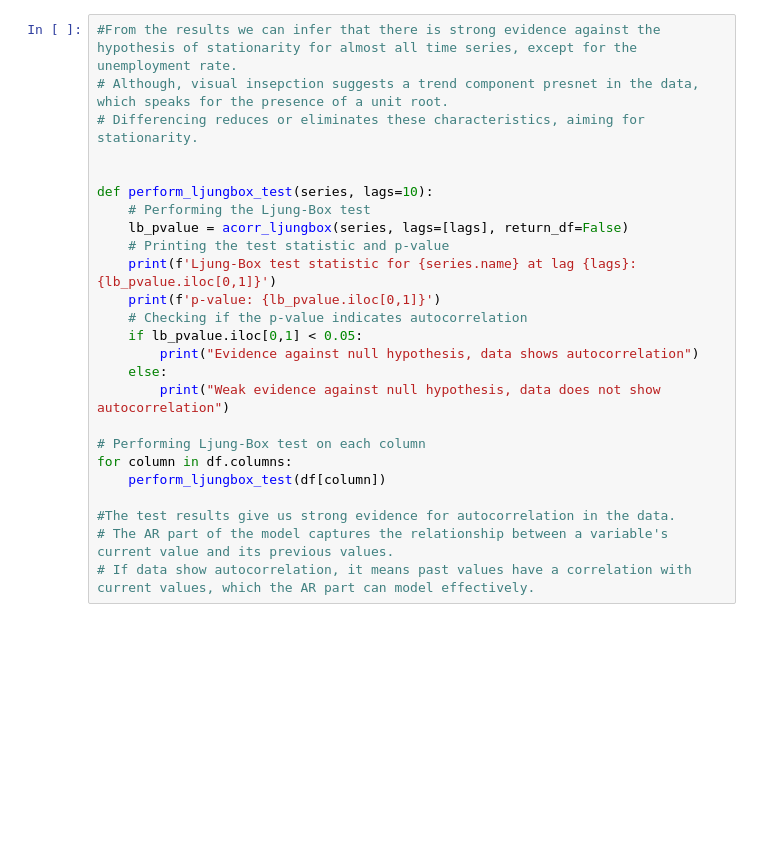
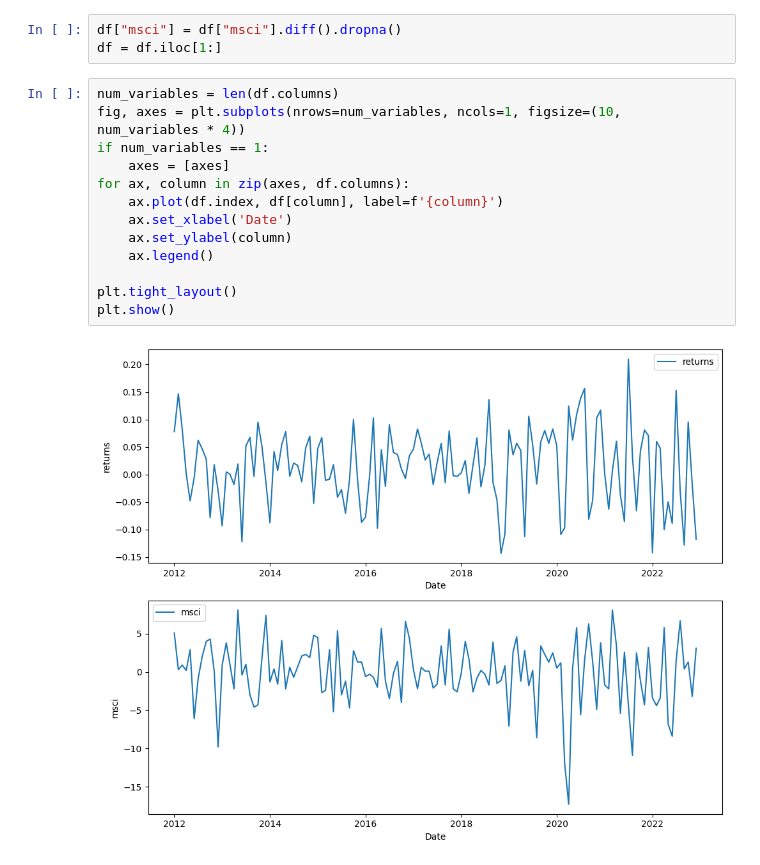
Before and after one commit to MDrschl/SalesEQ, a Jupyter notebook: TimeseriesExploration.ipynb, the cells around one changed output. Saved outputs shown, nothing was run; the diff lists cells and outputs as text; blank space fills up the shorter version.

```diff
--- a/TimeseriesExploration.ipynb
+++ b/TimeseriesExploration.ipynb
@@ -67,25 +76,18 @@ Weak evidence against null hypothesis, time series has a unit root indicating it
-# %%
-#From the results we can infer that there is strong evidence against the hypothesis of stationarity for almost all time series, except for the unemployment rate.
-# Although, visual insepction suggests a trend component presnet in the data, which speaks for the presence of a unit root.
-# Differencing reduces or eliminates these characteristics, aiming for stationarity.
-
-
-def perform_ljungbox_test(series, lags=10):
-    # Performing the Ljung-Box test
-    lb_pvalue = acorr_ljungbox(series, lags=[lags], return_df=False)
-    # Printing the test statistic and p-value
-    print(f'Ljung-Box test statistic for {series.name} at lag {lags}: {lb_pvalue.iloc[0,1]}')
-    print(f'p-value: {lb_pvalue.iloc[0,1]}')
-    # Checking if the p-value indicates autocorrelation
-    if lb_pvalue.iloc[0,1] < 0.05:
-        print("Evidence against null hypothesis, data shows autocorrelation")
-    else:
-        print("Weak evidence against null hypothesis, data does not show autocorrelation")
-
-# Performing Ljung-Box test on each column
-for column in df.columns:
-    perform_ljungbox_test(df[column])
-
-#The test results give us strong evidence for autocorrelation in the data.
-# The AR part of the model captures the relationship between a variable's current value and its previous values.
-# If data show autocorrelation, it means past values have a correlation with current values, which the AR part can model effectively.
+# %%
+df["msci"] = df["msci"].diff().dropna()
+df = df.iloc[1:]
+# %%
+num_variables = len(df.columns)
+fig, axes = plt.subplots(nrows=num_variables, ncols=1, figsize=(10, num_variables * 4))
+if num_variables == 1:
+    axes = [axes]
+for ax, column in zip(axes, df.columns):
+    ax.plot(df.index, df[column], label=f'{column}')
+    ax.set_xlabel('Date')
+    ax.set_ylabel(column)
+    ax.legend()
+
+plt.tight_layout()
+plt.show()
+# %% [output]
+[figure, added]
```
Also changed, not shown: parts of 4 cells of this notebook, 6 other files.
